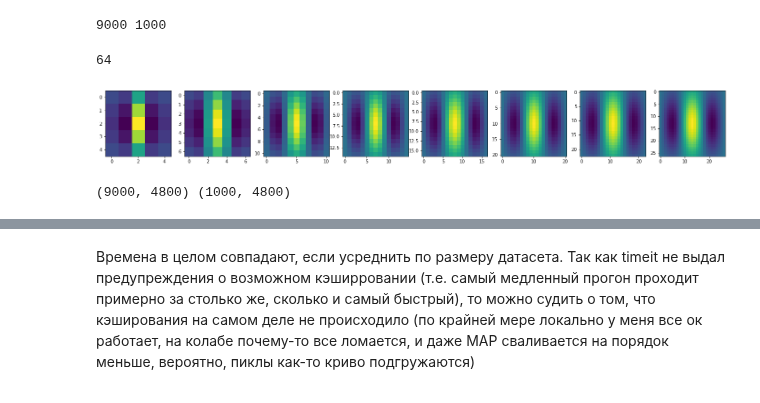
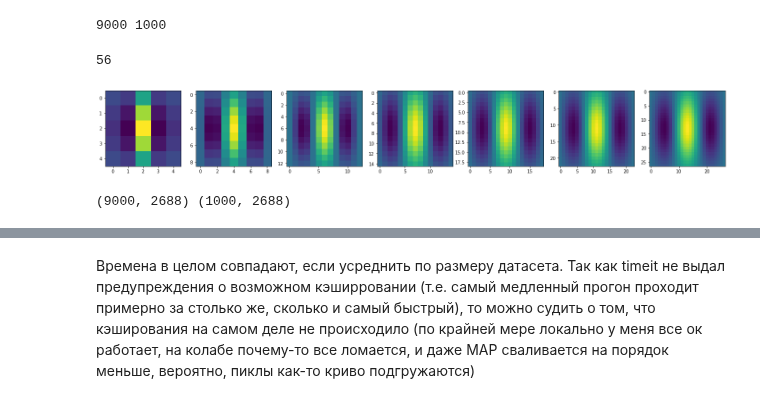
Before and after one commit to breengles/hse_hw, a Jupyter notebook: ImageAnalyzis/06/HW6.ipynb, the cells around one changed output, grey strips where cells are left out. Saved outputs shown, nothing was run; the diff lists cells and outputs as text; code cells hidden in the pictures.

```diff
--- a/ImageAnalyzis/06/HW6.ipynb
+++ b/ImageAnalyzis/06/HW6.ipynb
@@ -187,19 +187,19 @@ print(len(train_ds), len(test_ds))
 9000 1000
 # %%
 # Get array of filters
-scale_bins = 8
+scale_bins = 7
 phi_bins = 8
 filters = gabour_bank(phi_bins=phi_bins, scale_bins=scale_bins, max_scale=18, min_scale=3, sigma_scale=0.5)
 print(len(filters))
 plt.figure(figsize=(25, 5))
 for i, flt in enumerate(filters[:scale_bins]):
     plt.subplot(1, scale_bins, i + 1)
     plt.imshow(flt)
 # %% [output]
-64
+56
-[figure, old version]
+[figure, new version]
 # %%
-gist = Gist(filters, phi_bins=phi_bins, scale_bins=scale_bins, window_size=5)
+gist = Gist(filters, phi_bins=phi_bins, scale_bins=scale_bins, window_size=4)
 
 get_emb = delayed(gist.get_gist_descriptor)
 
@@ -217,7 +217,7 @@ else:
 
 print(train_embeddings.shape, test_embeddings.shape)
 # %% [output]
-(9000, 4800) (1000, 4800)
+(9000, 2688) (1000, 2688)
 # %%
 num_clusters = 100
 
```
Also changed, not shown: parts of 7 cells of this notebook, 1 other file.
